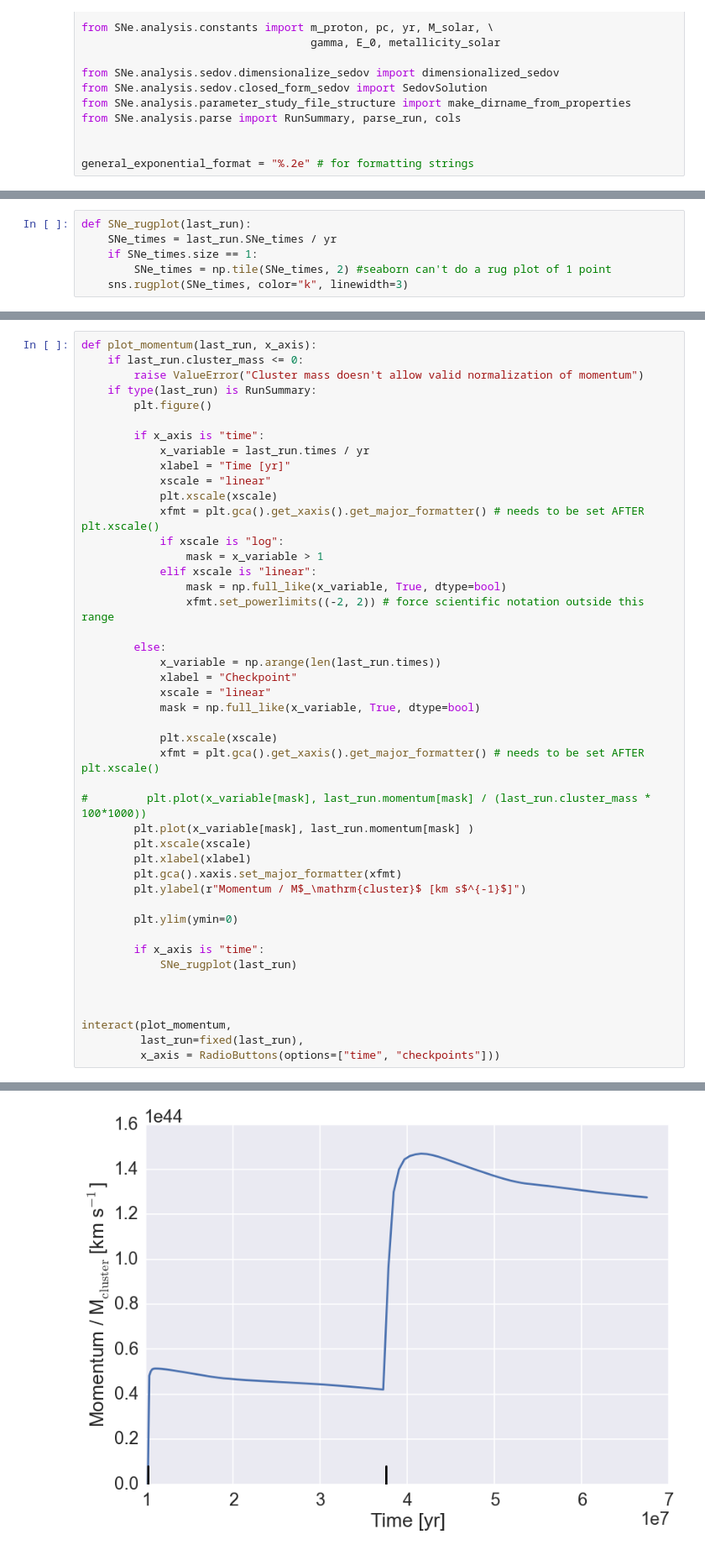
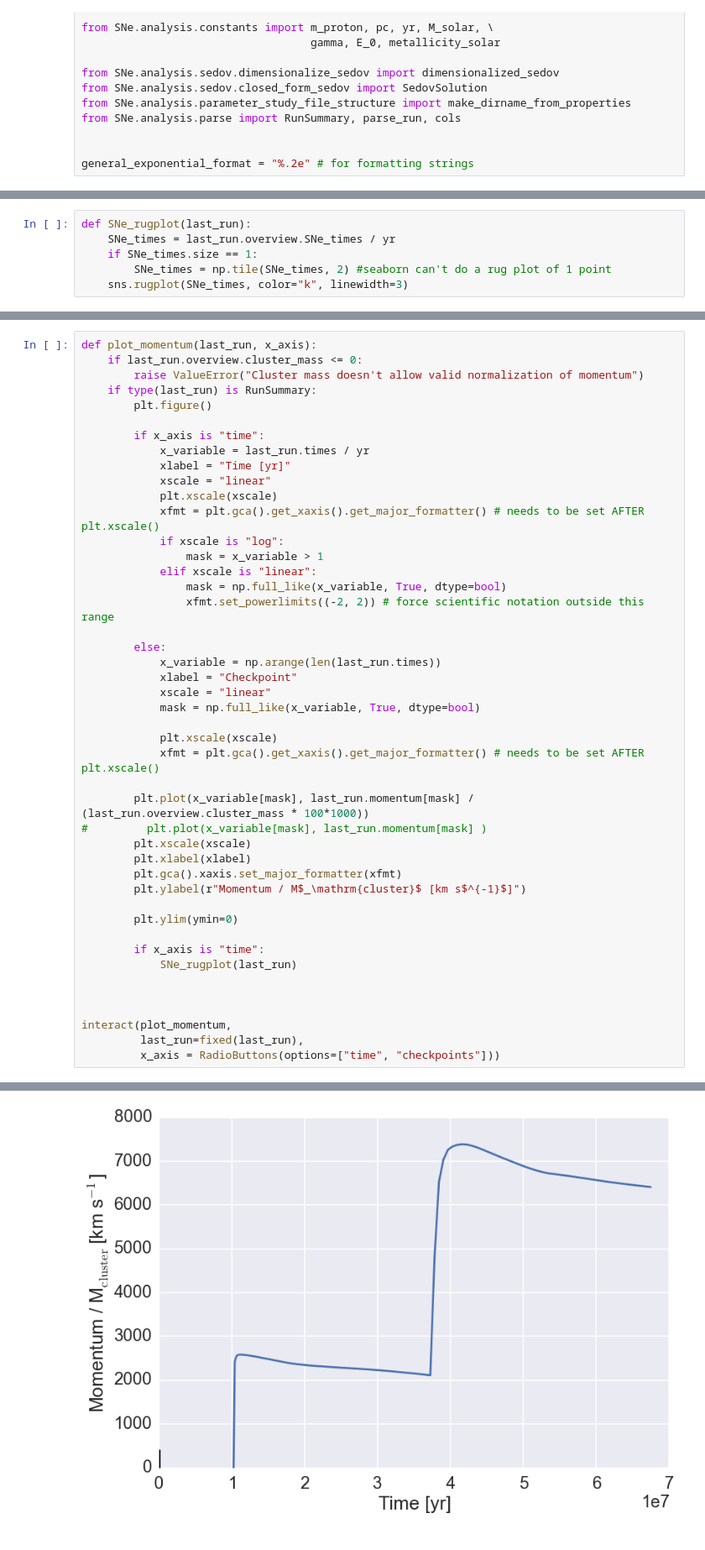
Before and after one commit to egentry/clustered_SNe, a Jupyter notebook: analysis/visualize.ipynb, the cells around one changed output, grey strips where cells are left out. Shown at 84% size. Saved outputs shown, nothing was run; the diff lists cells and outputs as text.

```diff
--- a/analysis/visualize.ipynb
+++ b/analysis/visualize.ipynb
@@ -315,7 +336,7 @@ plot_zones(last_run)
 [figure]
 # %%
 def SNe_rugplot(last_run):
-    SNe_times = last_run.SNe_times / yr
+    SNe_times = last_run.overview.SNe_times / yr
     if SNe_times.size == 1:
         SNe_times = np.tile(SNe_times, 2) #seaborn can't do a rug plot of 1 point
     sns.rugplot(SNe_times, color="k", linewidth=3)
@@ -407,6 +428,6 @@ None
 # %%
 def plot_momentum(last_run, x_axis):
-    if last_run.cluster_mass <= 0:
+    if last_run.overview.cluster_mass <= 0:
         raise ValueError("Cluster mass doesn't allow valid normalization of momentum")
     if type(last_run) is RunSummary:
         plt.figure()
@@ -423,36 +444,36 @@ def plot_momentum(last_run, x_axis):
                 mask = np.full_like(x_variable, True, dtype=bool)
                 xfmt.set_powerlimits((-2, 2)) # force scientific notation outside this range
 
         else:
             x_variable = np.arange(len(last_run.times))
             xlabel = "Checkpoint"
             xscale = "linear"
             mask = np.full_like(x_variable, True, dtype=bool)
 
             plt.xscale(xscale)
             xfmt = plt.gca().get_xaxis().get_major_formatter() # needs to be set AFTER plt.xscale()
 
-#         plt.plot(x_variable[mask], last_run.momentum[mask] / (last_run.cluster_mass * 100*1000))
-        plt.plot(x_variable[mask], last_run.momentum[mask] )
+        plt.plot(x_variable[mask], last_run.momentum[mask] / (last_run.overview.cluster_mass * 100*1000))
+#         plt.plot(x_variable[mask], last_run.momentum[mask] )
         plt.xscale(xscale)
         plt.xlabel(xlabel)
         plt.gca().xaxis.set_major_formatter(xfmt)
         plt.ylabel(r"Momentum / M$_\mathrm{cluster}$ [km s$^{-1}$]")
 
         plt.ylim(ymin=0)
 
         if x_axis is "time":
             SNe_rugplot(last_run)
 
 
 
 interact(plot_momentum,
          last_run=fixed(last_run),
          x_axis = RadioButtons(options=["time", "checkpoints"]))
 # %% [output]
 None
 <function __main__.plot_momentum>
-[figure, old version]
+[figure, new version]
 # %%
 def plot_luminosity(last_run, x_axis):
     if type(last_run) is RunSummary:
```
Also changed, not shown: parts of 5 cells of this notebook, 19 other files.
